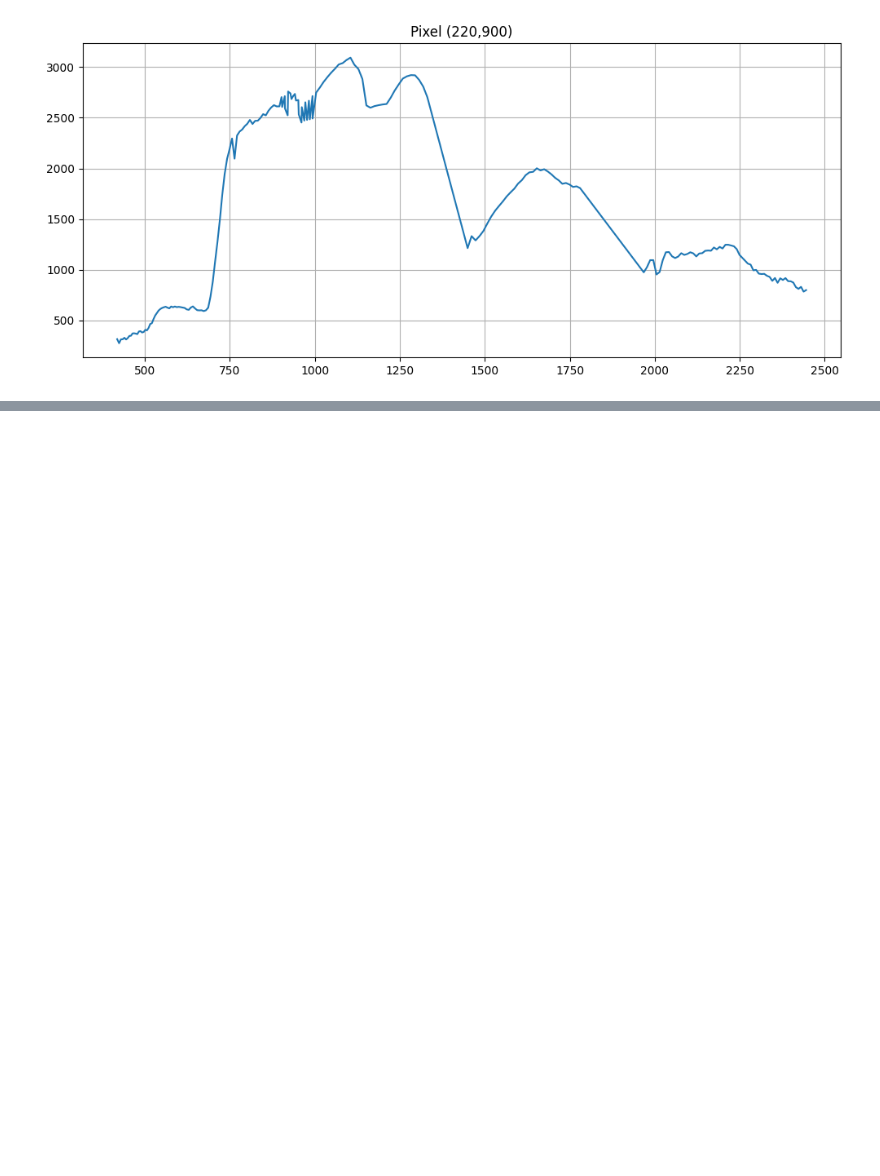
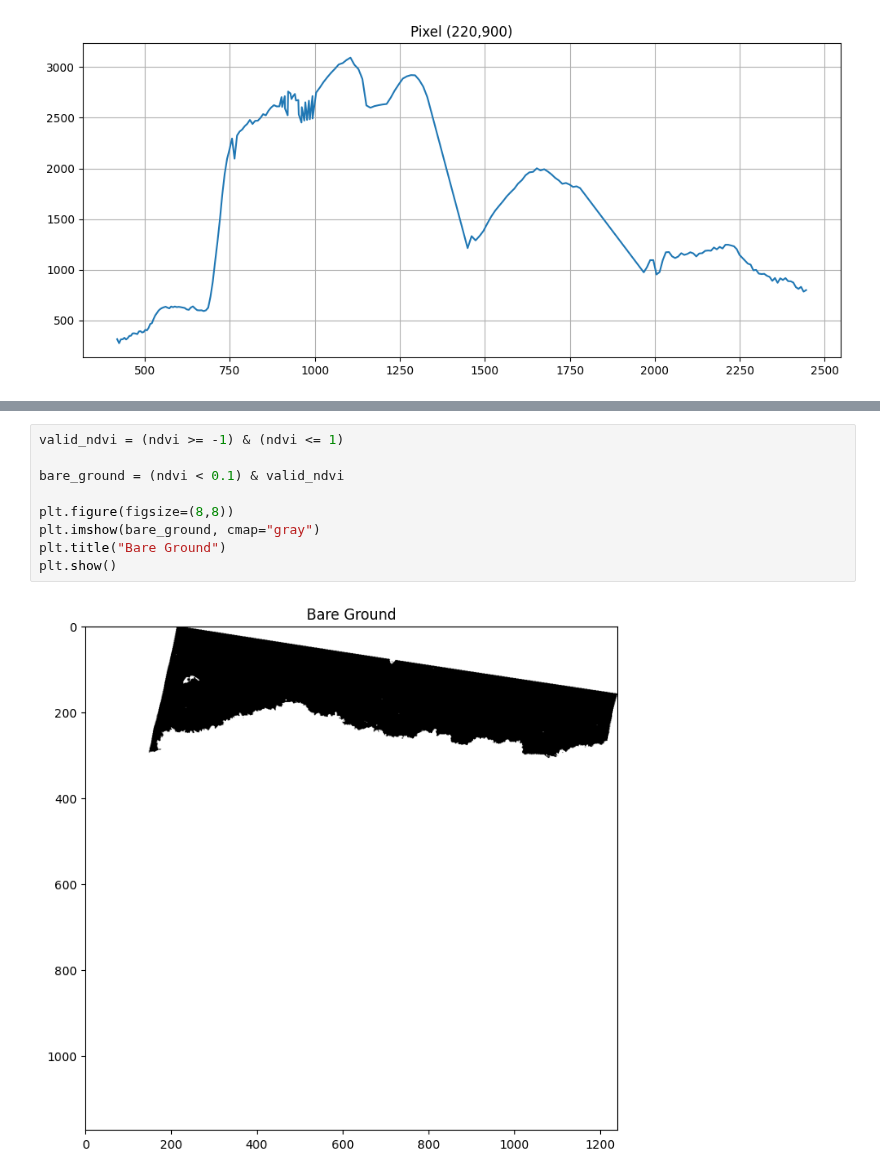
Before and after one commit to ECOMINE-IN/Geomind, a Jupyter notebook: notebooks/04_hyperspectral.ipynb, the cells around one changed output, grey strips where cells are left out. Saved outputs shown, nothing was run; the diff lists cells and outputs as text; blank space fills up the shorter version.

```diff
--- a/notebooks/04_hyperspectral.ipynb
+++ b/notebooks/04_hyperspectral.ipynb
@@ -380,0 +394,11 @@ plt.show()
+# %%
+valid_ndvi = (ndvi >= -1) & (ndvi <= 1)
+
+bare_ground = (ndvi < 0.1) & valid_ndvi
+
+plt.figure(figsize=(8,8))
+plt.imshow(bare_ground, cmap="gray")
+plt.title("Bare Ground")
+plt.show()
+# %% [output]
+[figure, added]
```
Also changed, not shown: parts of 5 cells of this notebook.
